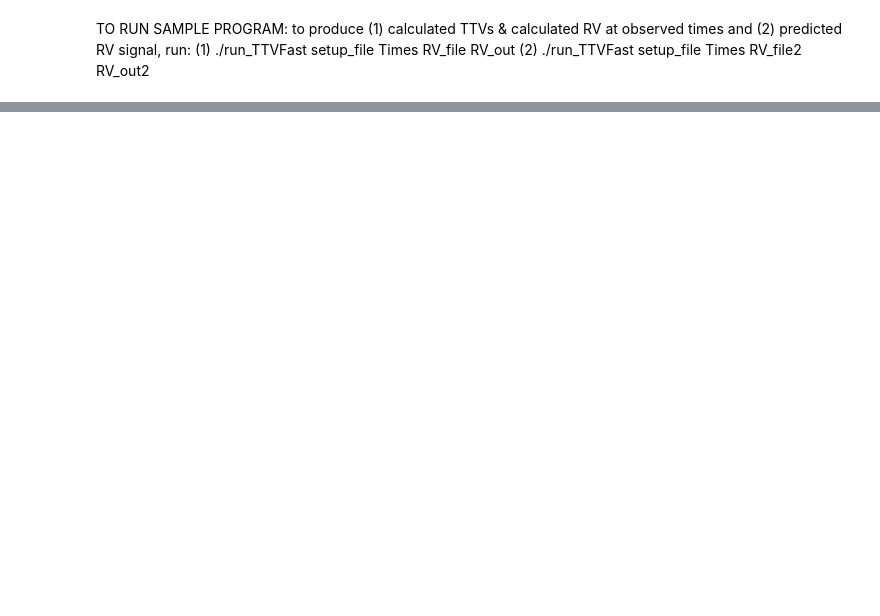
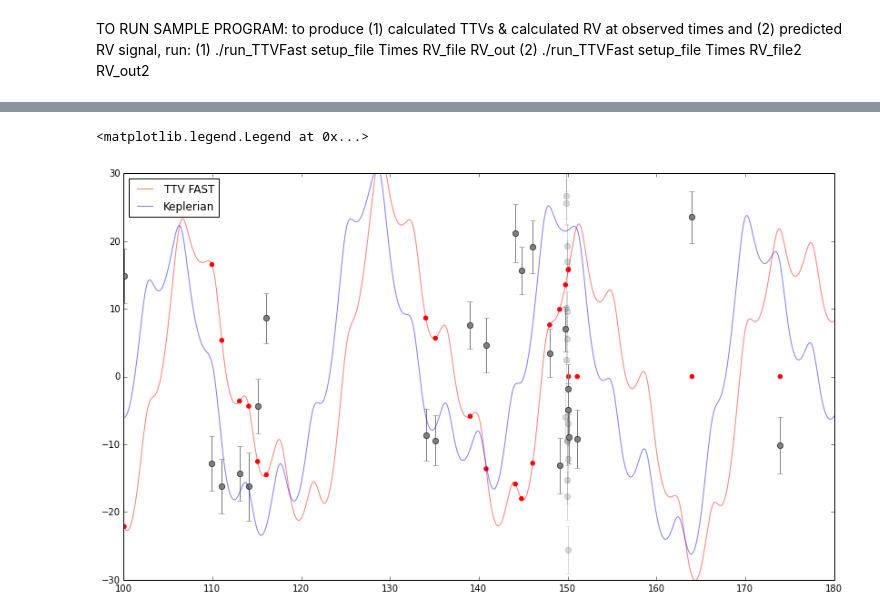
Before and after one commit to sealauren/IDL-programs, a Jupyter notebook: TTV_FAST_KOI94/TTV_FAST_maker.ipynb, the cells around one changed output, grey strips where cells are left out. Cells and saved outputs as stored; diff of their text form; code cells hidden in the pictures; blank space fills up the shorter version.

```diff
--- a/TTV_FAST_KOI94/TTV_FAST_maker.ipynb
+++ b/TTV_FAST_KOI94/TTV_FAST_maker.ipynb
@@ -108,13 +171,13 @@ def random_draw_MplPEIOwM(big_bodies):
 pars = Parameters()
 #           (Name,  Value,  Vary,   Min,  Max,  Expr)
 for i in np.arange(len(big_bodies)):
-    pars.add_many(('Mpl_'+pdict[i],  big_bodies.Mplanet[i],  True, None, None,  None),
-               ('P_'+pdict[i],   big_bodies.Period[i],  True,  0.5,  2.0,  None),
+    pars.add_many(('Mpl_'+pdict[i],  big_bodies.Mplanet[i],  True, 0., None,  None),
+               ('P_'+pdict[i],   big_bodies.Period[i],  False,  None,  None,  None),
                ('E_'+pdict[i],   big_bodies.E[i],  True,  0., 1.,  None),
-               ('I_'+pdict[i],   big_bodies.I[i],  True, 0., 90.,  None),
+               ('I_'+pdict[i],   big_bodies.I[i],  False, 0., 90.,  None),
                ('O_'+pdict[i],   big_bodies.LongNode[i],  True,  -180.,  180.,  None),
                ('w_'+pdict[i],   big_bodies.Argument[i], True, 0., 360.),
-               ('M_'+pdict[i],   big_bodies.MeanAnomaly[i], True, None, None, None))
+               ('M_'+pdict[i],   big_bodies.MeanAnomaly[i], True, None, None, None)) # figure out relation between w, M, tt
 # %% [markdown]
 TO RUN SAMPLE PROGRAM:
 to produce (1) calculated TTVs & calculated RV at observed times and (2) predicted RV signal, run:
@@ -137,0 +280,9 @@ run_TTV_FAST(1)
+# %%
+tfine = np.arange(0,200,0.1)
+RVfine = rv_drive(pars, tfine, verbose=True, components=True)
+len(RVfine)
+print pars['tp_b'].value, compute_tp(TT[0],0.,P[0],OM[0]%360), TP[0]
+print pars['tt_b'].value - TT[0]
+print pars['om_b'].value - OM[0]%360
+print pars['P_b'].value - P[0]
+#
@@ -137,0 +307,14 @@ run_TTV_FAST(1)
+# %%
+fig = plt.figure(figsize=(14,8))
+ax = fig.add_subplot(111)
+ax.errorbar(rvdata.time, rvdata.rv,rvdata.e_rv, fmt='o',alpha=0.3,color='gray')
+ax.errorbar(rvdata2.time, rvdata2.rv,rvdata2.e_rv, fmt='o', color='gray')
+ax.scatter(RV_out.time, RV_out.rv, color='r')
+ax.plot(RV_out2.time, RV_out2.rv, color='r', alpha = 0.5, label='TTV FAST')
+ax.plot(tfine, RVfine.sum(axis=1), color='b', alpha=0.5, label='Keplerian')
+ax.set_xlim([100,180])
+ax.set_ylim([-30,30])
+ax.legend(loc='best')
+# %% [output]
+<matplotlib.legend.Legend at 0x...>
+[figure, added]
```
Also changed, not shown: parts of 26 cells of this notebook, 1 other file.
